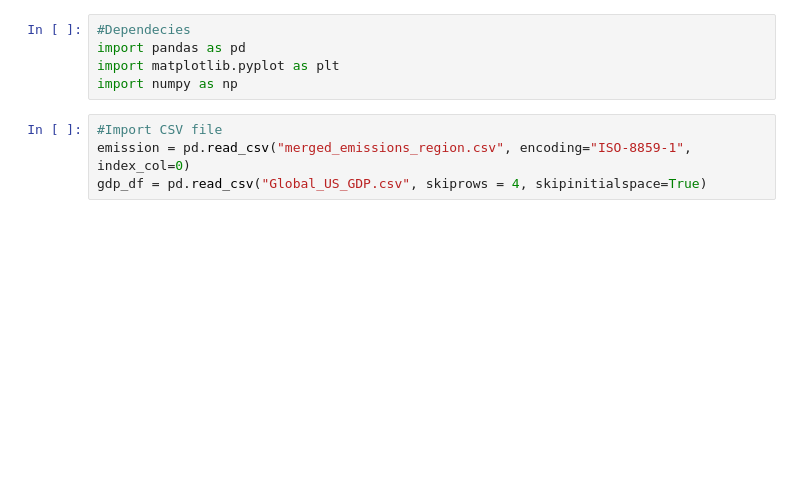
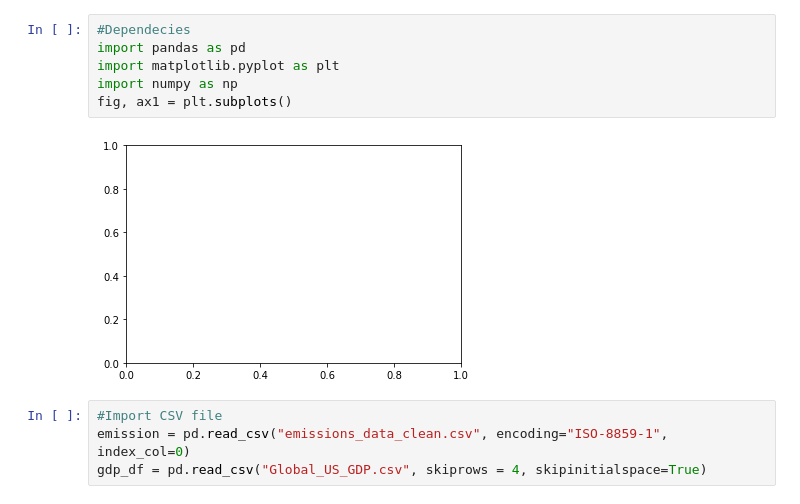
Before and after one commit to douglas-robertson/Project1, a Jupyter notebook: Data Files/Individual Country GDP vs. Emissions .ipynb, the cells around one changed output. Saved outputs shown, nothing was run; the diff lists cells and outputs as text; blank space fills up the shorter version.

```diff
--- a/Data Files/Individual Country GDP vs. Emissions .ipynb
+++ b/Data Files/Individual Country GDP vs. Emissions .ipynb
@@ -1,11 +1,14 @@
 # %%
 #Dependecies
 import pandas as pd
 import matplotlib.pyplot as plt
 import numpy as np
+fig, ax1 = plt.subplots()
+# %% [output]
+[figure, added]
 # %%
 #Import CSV file
-emission = pd.read_csv("merged_emissions_region.csv", encoding="ISO-8859-1", index_col=0)
+emission = pd.read_csv("emissions_data_clean.csv", encoding="ISO-8859-1", index_col=0)
 gdp_df = pd.read_csv("Global_US_GDP.csv", skiprows = 4, skipinitialspace=True)
 # %%
 #drop irrelevant columns names
```
Also changed, not shown: parts of 7 cells of this notebook, 8 other files.
